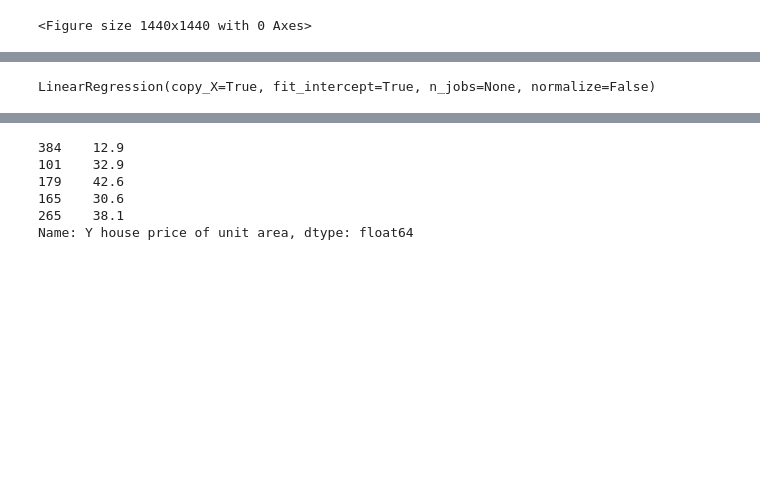
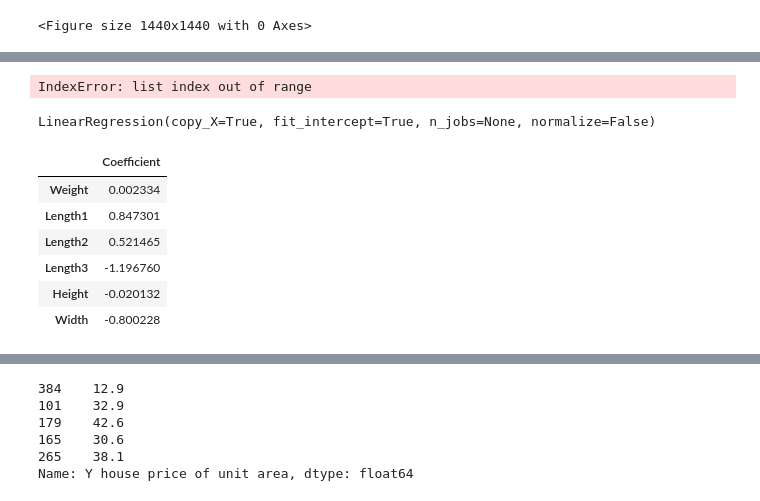
Before and after one commit to surya8barca/DWM_mini_project, a Jupyter notebook: flask app/data/linear_reg.ipynb, the cells around one changed output, grey strips where cells are left out. Cells and saved outputs as stored; diff of their text form; code cells hidden in the pictures; blank space fills up the shorter version.

```diff
--- a/flask app/data/linear_reg.ipynb
+++ b/flask app/data/linear_reg.ipynb
@@ -82,3 +85,20 @@ x_train,x_test,y_train,y_test=train_test_split(x,y)
+# %%
+from sklearn.tree import export_graphviz
+from sklearn.externals.six import StringIO
+from IPython.display import Image
+import pydotplus
+
+dot_data = StringIO()
+export_graphviz(clf, out_file=dot_data,
+                filled=True, rounded=True,
+                special_characters=True,
+                feature_names =features,
+                class_names=['1','2','3','4','5','6','7'])
+graph = pydotplus.graph_from_dot_data(dot_data.getvalue())
+graph.write_png('diabetes.png')
+Image(graph.create_png())
+# %% [output]
+IndexError: list index out of range
 # %%
 model=LinearRegression()
 # %%
@@ -89,0 +108,12 @@ pred=model.predict(x_test)
+# %%
+pred=model.predict(x_test)
+coeff_df = pd.DataFrame(model.coef_, x.columns, columns=['Coefficient'])
+coeff_df
+# %% [output]
+|  | Coefficient |
+| Weight | 0.002334 |
+| Length1 | 0.847301 |
+| Length2 | 0.521465 |
+| Length3 | -1.196760 |
+| Height | -0.020132 |
+| Width | -0.800228 |
```
Also changed, not shown: parts of 12 cells of this notebook, 22 other files.
